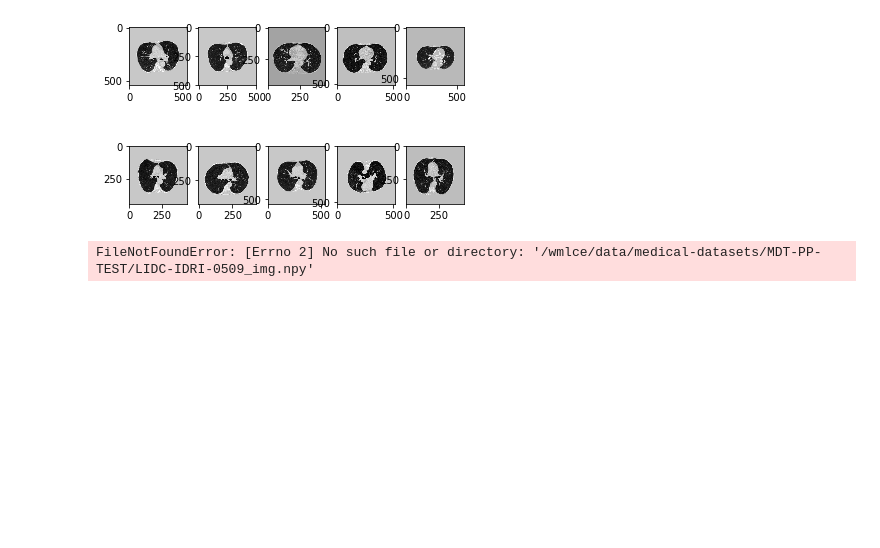
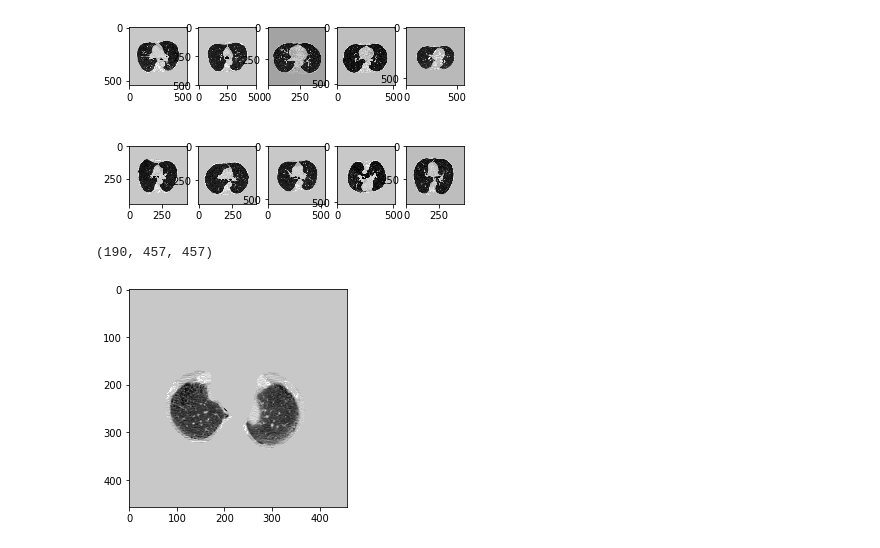
Before and after one commit to NoeSamaille/medical-detection-toolkit, a Jupyter notebook: experiments/lidc_exp/preprocessing.ipynb, the cells around one changed output. Cells and saved outputs as stored; diff of their text form; code cells hidden in the pictures; blank space fills up the shorter version.

```diff
--- a/experiments/lidc_exp/preprocessing.ipynb
+++ b/experiments/lidc_exp/preprocessing.ipynb
@@ -239,10 +239,11 @@ Image LIDC-IDRI-0620_img (240, 441, 441), rois (240, 441, 441)
 # %%
 img = "LIDC-IDRI-0338_img.npy"
 img = "LIDC-IDRI-0479_img.npy"
-img = "LIDC-IDRI-0509_img.npy"
+#img = "LIDC-IDRI-0509_img.npy"
 img_arr = np.load(os.path.join(dir_path, img))
 print(img_arr.shape)
-plt.imshow(img_arr[250], cmap=plt.cm.gray)
+plt.imshow(img_arr[150], cmap=plt.cm.gray)
 plt.show()
 # %% [output]
-FileNotFoundError: [Errno 2] No such file or directory: '/wmlce/data/medical-datasets/MDT-PP-TEST/LIDC-IDRI-0509_img.npy'
+(190, 457, 457)
+[figure, added]
```
Also changed, not shown: 4 other files.
